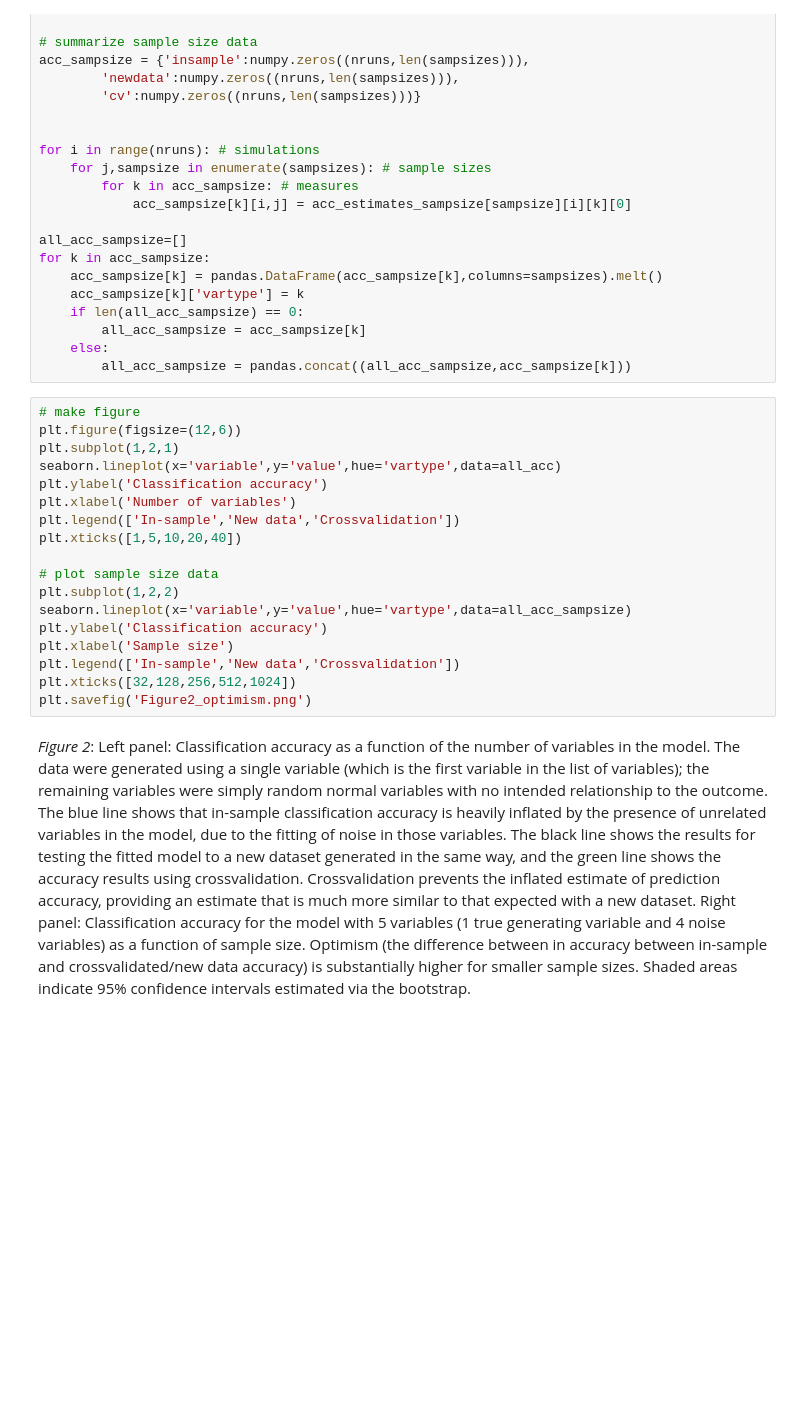
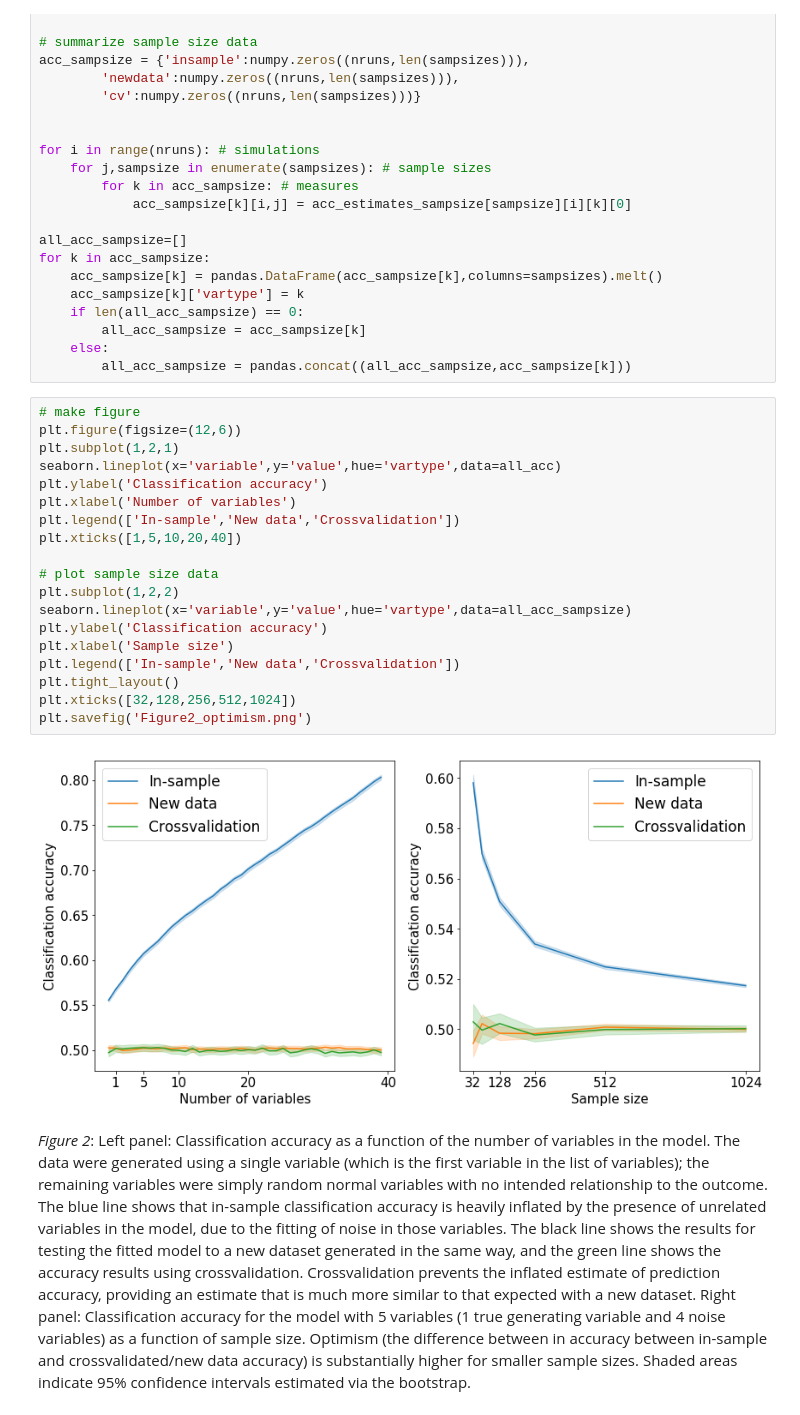
Before and after one commit to poldrack/PredictionCV, a Jupyter notebook: PredictionPaperFigures.ipynb, the cells around one changed output. Drawn from its saved outputs; the diff is of its cells as text; blank space fills up the shorter version.

```diff
--- a/PredictionPaperFigures.ipynb
+++ b/PredictionPaperFigures.ipynb
@@ -258,21 +258,24 @@ for k in acc_sampsize:
 # %%
 # make figure
 plt.figure(figsize=(12,6))
 plt.subplot(1,2,1)
 seaborn.lineplot(x='variable',y='value',hue='vartype',data=all_acc)
 plt.ylabel('Classification accuracy')
 plt.xlabel('Number of variables')
 plt.legend(['In-sample','New data','Crossvalidation'])
 plt.xticks([1,5,10,20,40])
 
 # plot sample size data
 plt.subplot(1,2,2)
 seaborn.lineplot(x='variable',y='value',hue='vartype',data=all_acc_sampsize)
 plt.ylabel('Classification accuracy')
 plt.xlabel('Sample size')
 plt.legend(['In-sample','New data','Crossvalidation'])
+plt.tight_layout()
 plt.xticks([32,128,256,512,1024])
 plt.savefig('Figure2_optimism.png')
+# %% [output]
+[figure, added]
 # %% [markdown]
 *Figure 2*: Left panel: Classification accuracy as a function of the number of variables in the model.  The data were generated using a single variable (which is the first variable in the list of variables); the remaining variables were simply random normal variables with no intended relationship to the outcome.  The blue line shows that in-sample classification accuracy is heavily inflated by the presence of unrelated variables in the model, due to the fitting of noise in those variables. The black line shows the results for testing the fitted model to a new dataset generated in the same way, and the green line shows the accuracy results using crossvalidation.  Crossvalidation prevents the inflated estimate of prediction accuracy, providing an estimate that is much more similar to that expected with a new dataset.  Right panel: Classification accuracy for the model with 5 variables (1 true generating variable and 4 noise variables) as a function of sample size.  Optimism (the difference between in accuracy between in-sample and crossvalidated/new data accuracy) is substantially higher for smaller sample sizes.  Shaded areas indicate 95% confidence intervals estimated via the bootstrap.
 # %% [markdown]
```
Also changed, not shown: parts of 10 cells of this notebook.
